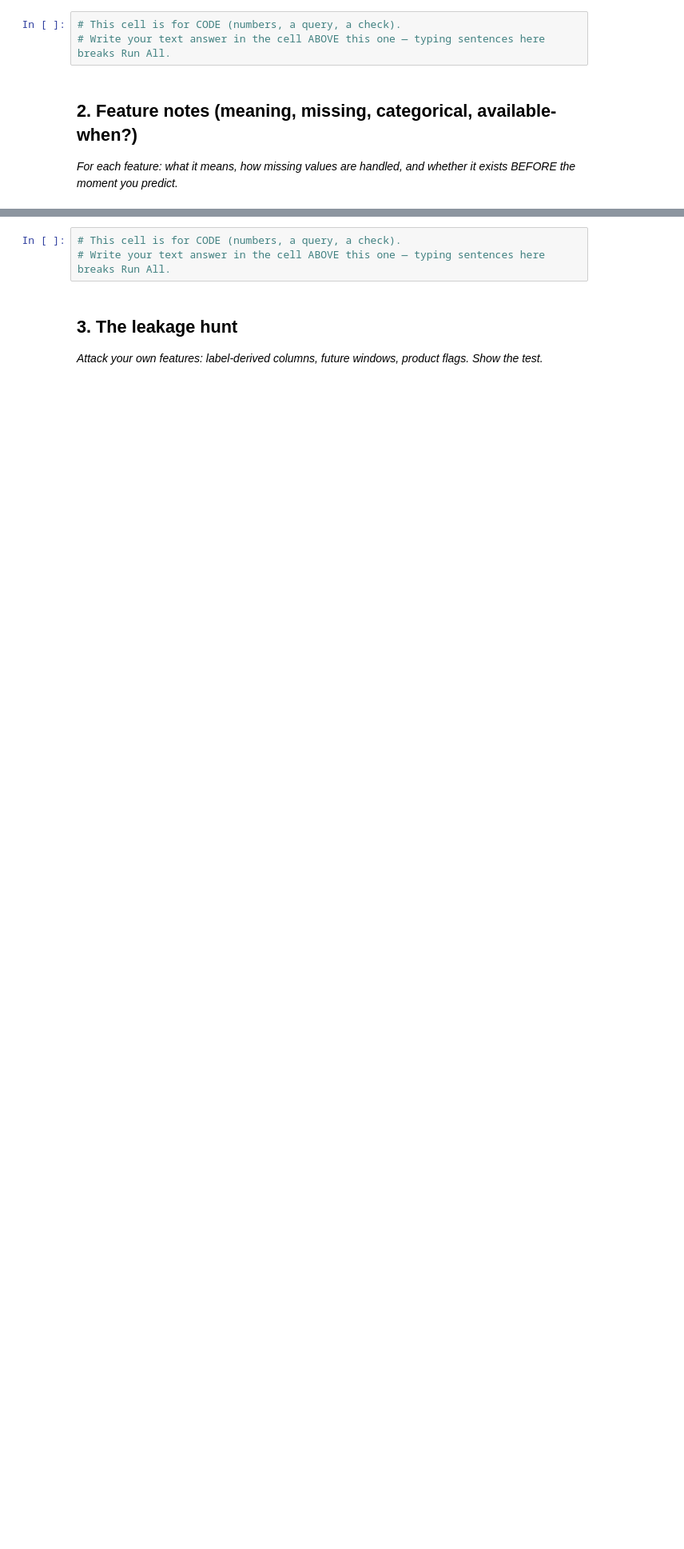
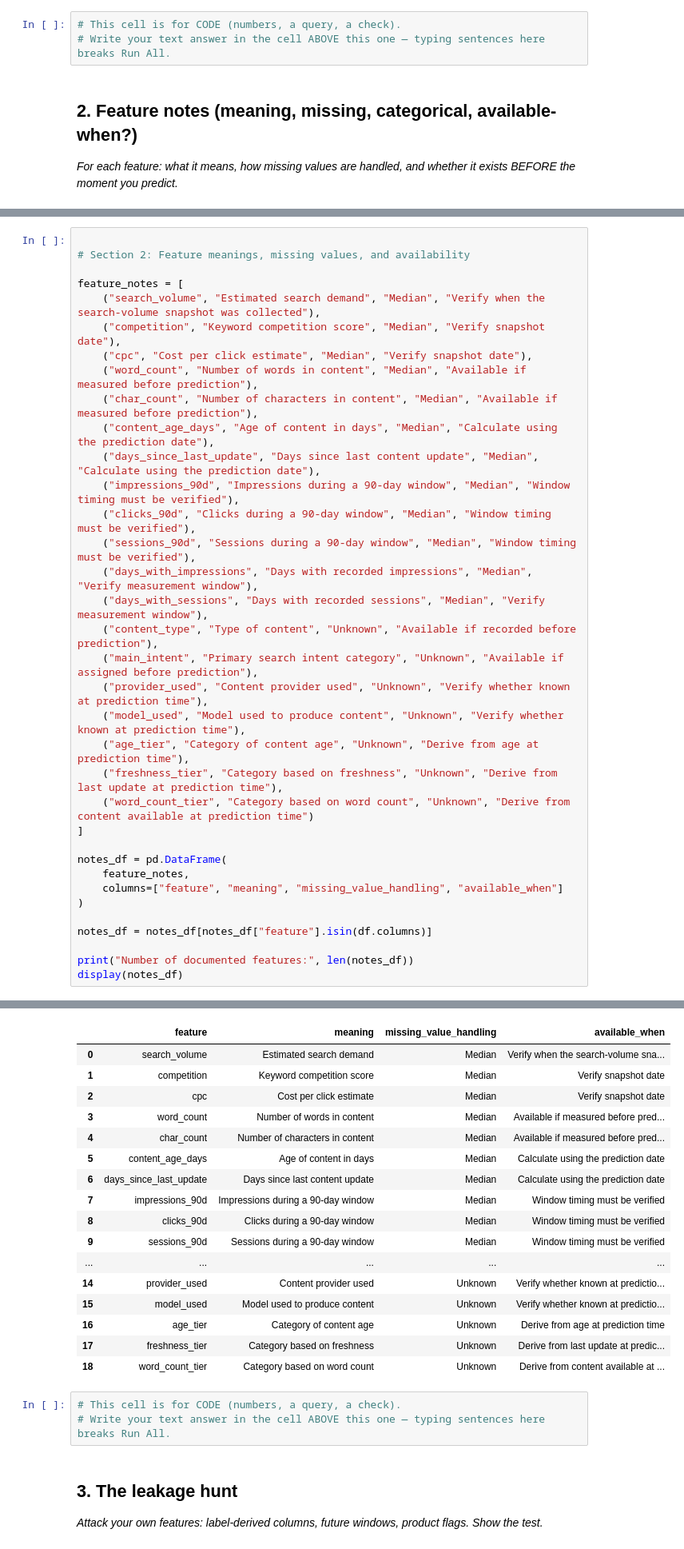
Before and after one commit to Ruchi74/flyrank-ml-internship, a Jupyter notebook: work/notebooks/w03_feature_leakage_check.ipynb, the cells around one changed output, grey strips where cells are left out. Shown at 80% size. Saved outputs shown, nothing was run; the diff lists cells and outputs as text; blank space fills up the shorter version.

```diff
--- a/work/notebooks/w03_feature_leakage_check.ipynb
+++ b/work/notebooks/w03_feature_leakage_check.ipynb
@@ -19,0 +106,36 @@ This skeleton is yours to fill. Work the sections **in order** — each one has
+# %%
+
+# Section 2: Feature meanings, missing values, and availability
+
+feature_notes = [
+    ("search_volume", "Estimated search demand", "Median", "Verify when the search-volume snapshot was collected"),
+    ("competition", "Keyword competition score", "Median", "Verify snapshot date"),
+    ("cpc", "Cost per click estimate", "Median", "Verify snapshot date"),
+    ("word_count", "Number of words in content", "Median", "Available if measured before prediction"),
+    ("char_count", "Number of characters in content", "Median", "Available if measured before prediction"),
+    ("content_age_days", "Age of content in days", "Median", "Calculate using the prediction date"),
+    ("days_since_last_update", "Days since last content update", "Median", "Calculate using the prediction date"),
+    ("impressions_90d", "Impressions during a 90-day window", "Median", "Window timing must be verified"),
+    ("clicks_90d", "Clicks during a 90-day window", "Median", "Window timing must be verified"),
+    ("sessions_90d", "Sessions during a 90-day window", "Median", "Window timing must be verified"),
+    ("days_with_impressions", "Days with recorded impressions", "Median", "Verify measurement window"),
+    ("days_with_sessions", "Days with recorded sessions", "Median", "Verify measurement window"),
+    ("content_type", "Type of content", "Unknown", "Available if recorded before prediction"),
+    ("main_intent", "Primary search intent category", "Unknown", "Available if assigned before prediction"),
+    ("provider_used", "Content provider used", "Unknown", "Verify whether known at prediction time"),
+    ("model_used", "Model used to produce content", "Unknown", "Verify whether known at prediction time"),
+    ("age_tier", "Category of content age", "Unknown", "Derive from age at prediction time"),
+    ("freshness_tier", "Category based on freshness", "Unknown", "Derive from last update at prediction time"),
+    ("word_count_tier", "Category based on word count", "Unknown", "Derive from content available at prediction time")
+]
+
+notes_df = pd.DataFrame(
+    feature_notes,
+    columns=["feature", "meaning", "missing_value_handling", "available_when"]
+)
+
+notes_df = notes_df[notes_df["feature"].isin(df.columns)]
+
+print("Number of documented features:", len(notes_df))
+display(notes_df)
+# %% [output]
@@ -20,3 +143,20 @@ This skeleton is yours to fill. Work the sections **in order** — each one has
+|  | feature | meaning | missing_value_handling | available_when |
+| 0 | search_volume | Estimated search demand | Median | Verify when the search-volume sna... |
+| 1 | competition | Keyword competition score | Median | Verify snapshot date |
+| 2 | cpc | Cost per click estimate | Median | Verify snapshot date |
+| 3 | word_count | Number of words in content | Median | Available if measured before pred... |
+| 4 | char_count | Number of characters in content | Median | Available if measured before pred... |
+| 5 | content_age_days | Age of content in days | Median | Calculate using the prediction date |
+| 6 | days_since_last_update | Days since last content update | Median | Calculate using the prediction date |
+| 7 | impressions_90d | Impressions during a 90-day window | Median | Window timing must be verified |
+| 8 | clicks_90d | Clicks during a 90-day window | Median | Window timing must be verified |
+| 9 | sessions_90d | Sessions during a 90-day window | Median | Window timing must be verified |
+| ... | ... | ... | ... | ... |
+| 14 | provider_used | Content provider used | Unknown | Verify whether known at predictio... |
+| 15 | model_used | Model used to produce content | Unknown | Verify whether known at predictio... |
+| 16 | age_tier | Category of content age | Unknown | Derive from age at prediction time |
+| 17 | freshness_tier | Category based on freshness | Unknown | Derive from last update at predic... |
+| 18 | word_count_tier | Category based on word count | Unknown | Derive from content available at ... |
 # %%
 # This cell is for CODE (numbers, a query, a check).
 # Write your text answer in the cell ABOVE this one — typing sentences here breaks Run All.
```
Also changed, not shown: parts of 10 cells of this notebook.
